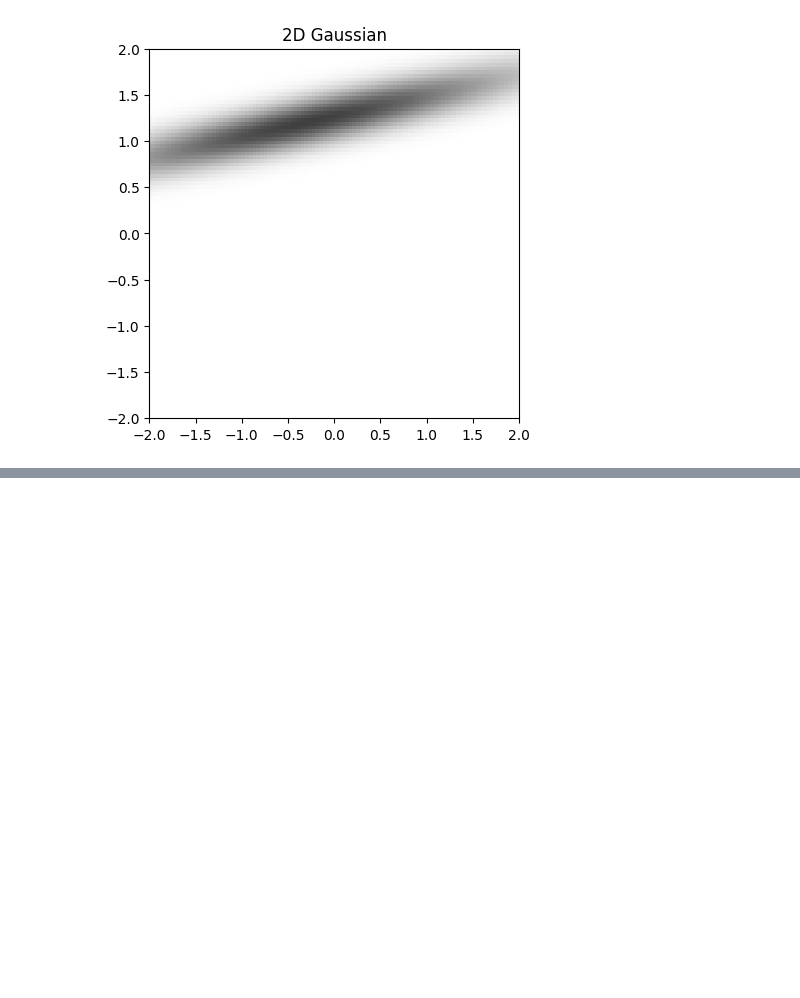
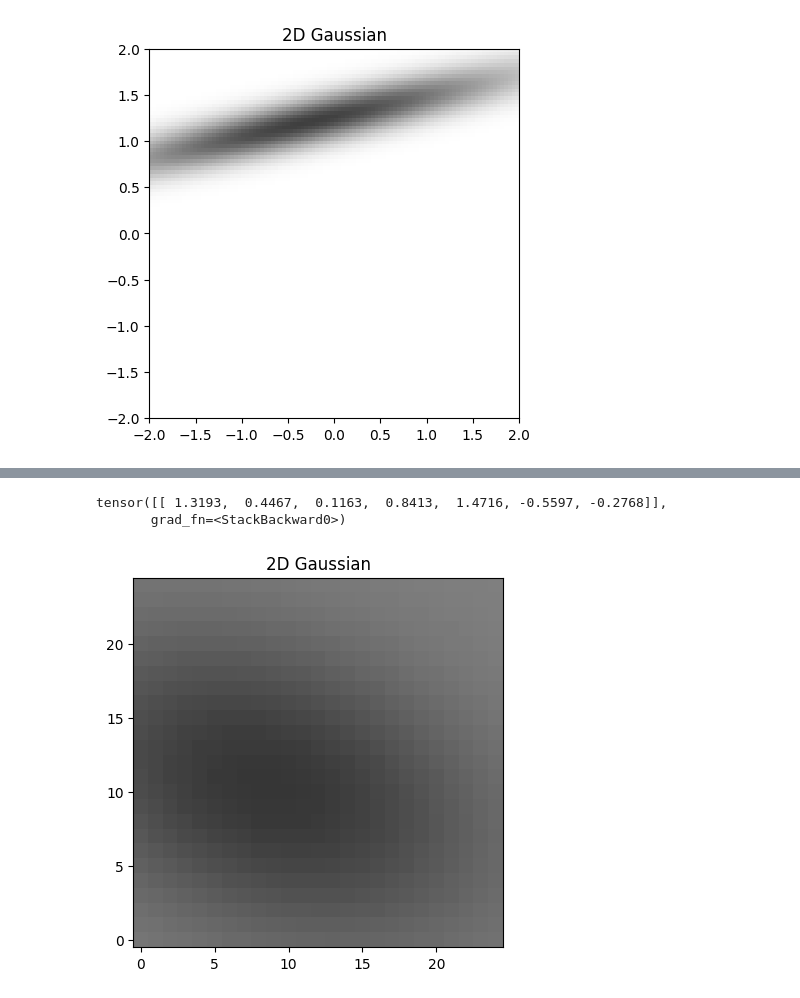
Before and after one commit to SuperVK/sparse-image-repr-bep, a Jupyter notebook: project.ipynb, the cells around one changed output, grey strips where cells are left out. Cells and saved outputs as stored; diff of their text form; code cells hidden in the pictures; blank space fills up the shorter version.

Commit message:
create some abstraction functions

```diff
--- a/project.ipynb
+++ b/project.ipynb
@@ -229,0 +190,29 @@ tensor(0.)
+# %%
+# plot 2D image of gaussian function
+def plot_image(w, resolution=25):
+    # Create a grid of points
+    xv, yv = np.meshgrid(np.linspace(-2, 2, resolution), np.linspace(-2, 2, resolution))
+    points = torch.tensor(np.stack([xv, yv], axis=-1), dtype=torch.float)  # shape (100, 100, 2)
+
+    print(torch.stack([w]))
+    # Evaluate gaussian at each point
+    gauss_img = np.zeros((resolution, resolution))
+    for i in range(0, resolution):
+        for j in range(0, resolution):
+            gauss_img[i, j] = f_hat(w.unsqueeze(1), torch.stack([points[i, j]]))
+
+    plt.title("2D Gaussian")
+    plt.imshow(1-gauss_img, origin='lower', cmap='gray', vmin=0, vmax=1)
+    plt.show()
+# %%
+learning_rate = 0.01
+epochs = 100
+batches = 5
+
+# create a 4x4 tensor with all the same value a=0.3
+a = 0.9
+output_z = torch.full((5, 5), a)
+
+loss, w = train(learning_rate, epochs, batches, output_z)
+
+min_index = torch.argmin(loss)
@@ -230 +230,7 @@ tensor(0.)
+# %%
+plot_image(w[:, min_index], 25)
+# %% [output]
+tensor([[ 1.3193,  0.4467,  0.1163,  0.8413,  1.4716, -0.5597, -0.2768]],
+       grad_fn=<StackBackward0>)
+[figure, added]
 # %%
```
Also changed, not shown: parts of 5 cells of this notebook.
